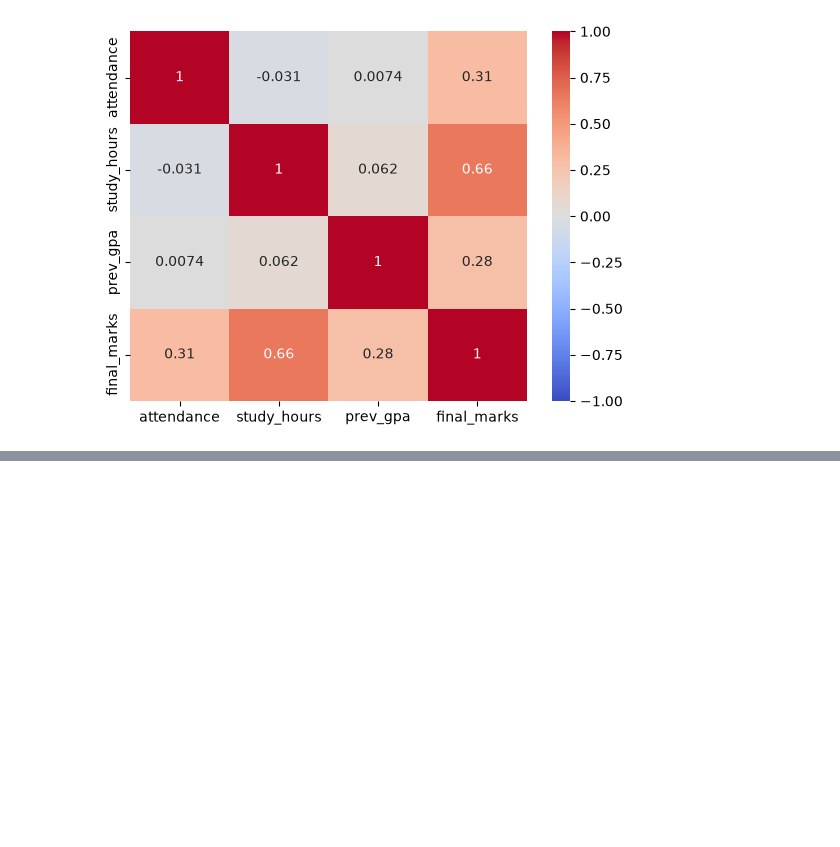
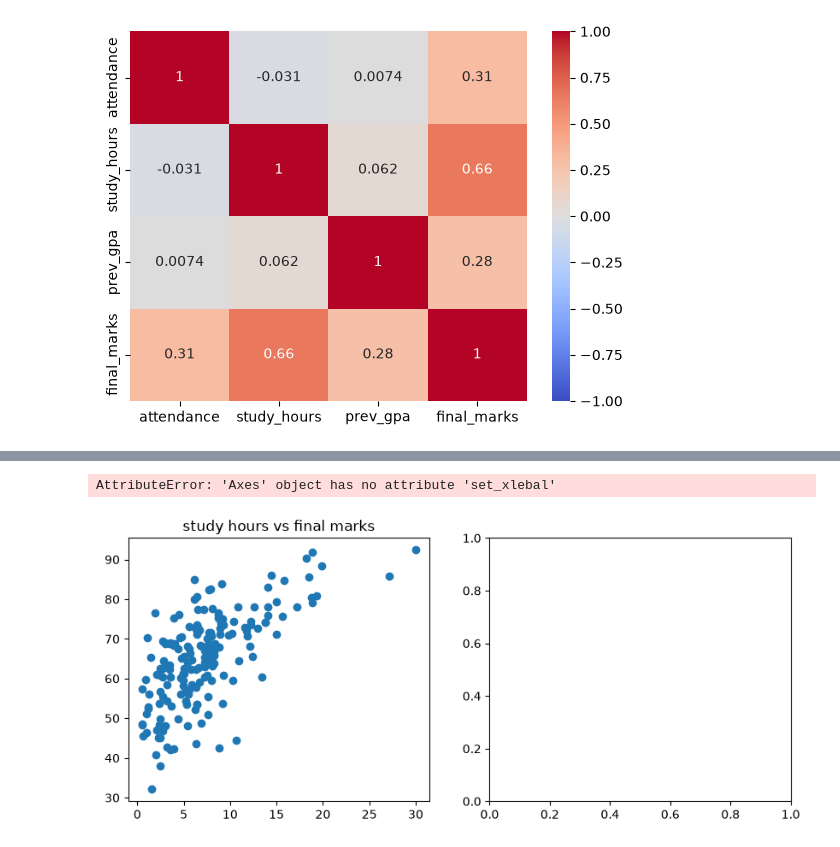
Before and after one commit to 27f5qth5pf-wq/AI_project, a Jupyter notebook: week-04-libraries-descriptive-statistics/class-live-code/w5d2.ipynb, the cells around one changed output, grey strips where cells are left out. Cells and saved outputs as stored; diff of their text form; code cells hidden in the pictures; blank space fills up the shorter version.

```diff
--- a/week-04-libraries-descriptive-statistics/class-live-code/w5d2.ipynb
+++ b/week-04-libraries-descriptive-statistics/class-live-code/w5d2.ipynb
@@ -329,0 +327,16 @@ sns.heatmap(cor , vmin = -1 , vmax= 1  , cmap = 'coolwarm' , annot = True)
+# %%
+fig , ax = plt.subplots(1,2, figsize=(10,4))
+
+ax[0].scatter(df['study_hours'], df['final_marks'])
+ax[0].set_title("study hours vs final marks")
+ax[0].set_xlebal("study hours")
+ax[0].set_ylebal("study final marks")
+
+
+ax[1].scatter(df['attendance'], df['final_marks'])
+ax[1].set_title("attendance vs final marks")
+ax[1].set_lebal("attendance")
+ax[1].set_ylebal("study final marks")
+# %% [output]
+AttributeError: 'Axes' object has no attribute 'set_xlebal'
+[figure, added]
```
Also changed, not shown: parts of 4 cells of this notebook, 20 other files.
